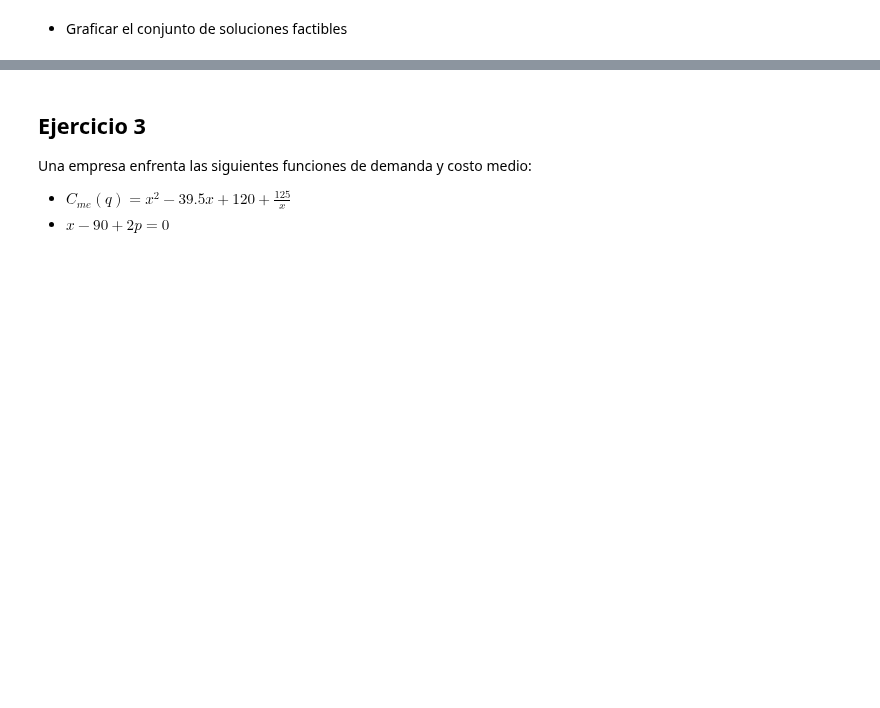
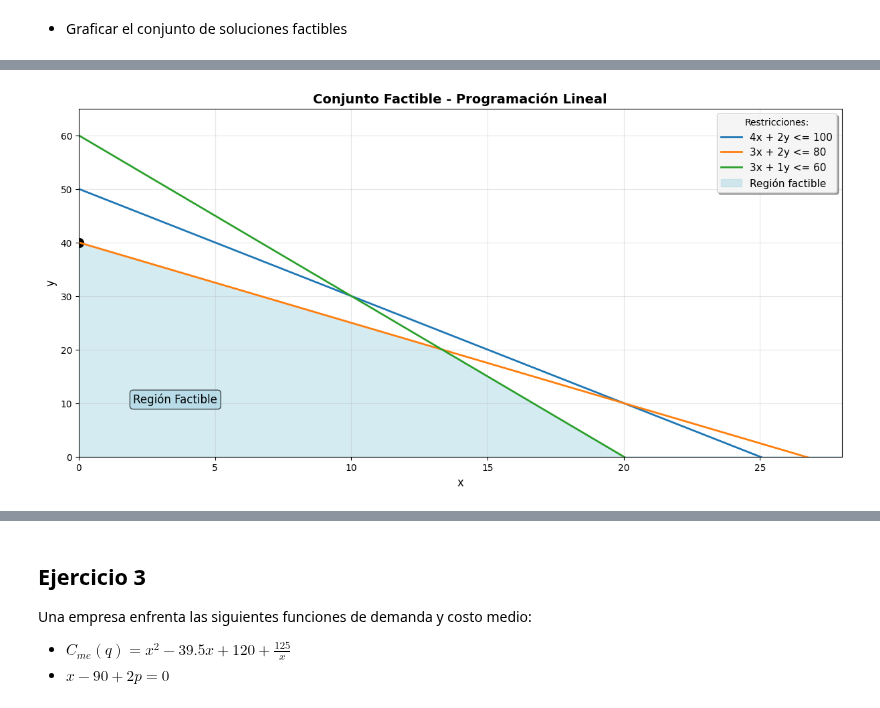
Before and after one commit to alexballera/laboratorio-datos-fce, a Jupyter notebook: 1er_parcial/parcial/recuperatorio/RECU_1P.ipynb, the cells around one changed output, grey strips where cells are left out. Drawn from its saved outputs; the diff is of its cells as text; code cells hidden in the pictures; blank space fills up the shorter version.

```diff
--- a/1er_parcial/parcial/recuperatorio/RECU_1P.ipynb
+++ b/1er_parcial/parcial/recuperatorio/RECU_1P.ipynb
@@ -148,3 +275,100 @@ La empresa busca maximizar sus beneficios sujetos a restricciones de capacidad p
 - Interpretar los resultados obtenidos
 # %% [markdown]
 - Graficar el conjunto de soluciones factibles
+# %%
+# VERSIÓN SIMPLIFICADA: Define tus restricciones directamente en el código
+
+print("🎯 MINI GRAFICADORA DE PROGRAMACIÓN LINEAL - VERSIÓN SIMPLE")
+print("=" * 60)
+# print("👆 INSTRUCCIONES: Modifica la lista 'restricciones' debajo")
+# print("   Formato: (a, b, c, 'tipo') para a*x + b*y tipo c")
+print()
+
+# 📝 MODIFICA ESTA LISTA CON TUS RESTRICCIONES:
+# Formato: (a, b, c, 'tipo') donde representa a*x + b*y tipo c
+# Ejemplos:
+#   (1, 1, 8, '<=')   significa  x + y ≤ 8
+#   (2, 1, 10, '<=')  significa  2x + y ≤ 10
+#   (1, -1, 0, '>=')  significa  x - y ≥ 0
+
+restricciones = [
+    (4, 2, 100, '<='),     # 4x1 + 2x2 ≤ 100
+    (3, 2, 80, '<='),    # 3x1 + 2x2 ≤ 80
+    (3, 1, 60, '<='),    # 3x1 + 1x2 ≤ 60
+]
+
+print("📊 RESTRICCIONES DEFINIDAS:")
+for i, (a, b, c, tipo) in enumerate(restricciones, 1):
+    print(f"   {i}. {a}x + {b}y {tipo} {c}")
+print()
+
+# Resto del código de graficación...
+min_x = 0
+max_x = 28
+min_y = 0
+max_y = 65
+
+x = np.linspace(min_x, max_x, 400)
+plt.figure(figsize=(12, 6), layout='constrained')
+
+y_todas = []
+
+print("🎨 Procesando restricciones...")
+for (a, b, c, tipo) in restricciones:
+    if b != 0:
+        y = (c - a*x)/b
+        y_todas.append((y, tipo))
+        plt.plot(x, y, label=f"{a}x + {b}y {tipo} {c}", linewidth=2)
+    else:
+        x_val = c/a
+        plt.axvline(x_val, label=f"{a}x {tipo} {c}", color='red', linewidth=2)
+
+# Calcular región factible
+y_factible = np.full_like(x, np.inf)
+
+for (y, tipo) in y_todas:
+    if tipo == "<=":
+        y_factible = np.minimum(y_factible, y)
+    elif tipo == ">=":
+        y_factible = np.maximum(y_factible, y)
+
+y_factible = np.maximum(y_factible, 0)
+
+# Graficar
+plt.fill_between(x, 0, y_factible, color="lightblue", alpha=0.5, label="Región factible")
+
+# PASO 5: Marcar el punto óptimo
+
+# plt.scatter() dibuja puntos específicos en el gráfico
+# ([0], [100]) marca el punto (x=0, y=100) que es nuestra solución óptima
+# s=100 define el tamaño del punto, color='black' lo hace negro
+plt.scatter([0],[40], s=100, color='black')
+
+
+plt.xlim(min_x, max_x)
+plt.ylim(min_y, max_y)
+plt.xlabel("x", fontsize=12)
+plt.ylabel("y", fontsize=12)
+plt.title("Conjunto Factible - Programación Lineal", fontsize=14, fontweight='bold')
+plt.legend(
+    fontsize=11,
+    loc='best',
+    shadow=True,
+    fancybox=True,
+    framealpha=0.9,
+    title='Restricciones:',
+    )
+plt.grid(True, alpha=0.3)
+
+# Agregar anotaciones
+plt.text(2, 10, "Región Factible", fontsize=12,
+         bbox=dict(boxstyle="round,pad=0.3", facecolor="lightblue", alpha=0.7))
+
+plt.show()
+
+print("🎉 ¡GRÁFICO COMPLETADO!")
+print("📊 La región factible está sombreada en AZUL CLARO")
+print("📈 Las líneas de colores son las restricciones")
+print("✨ Cualquier punto dentro del área azul es una solución válida")
+print()
+# %% [output]
@@ -150,0 +384 @@ La empresa busca maximizar sus beneficios sujetos a restricciones de capacidad p
+[figure, added]
```
Also changed, not shown: parts of 14 cells of this notebook.
